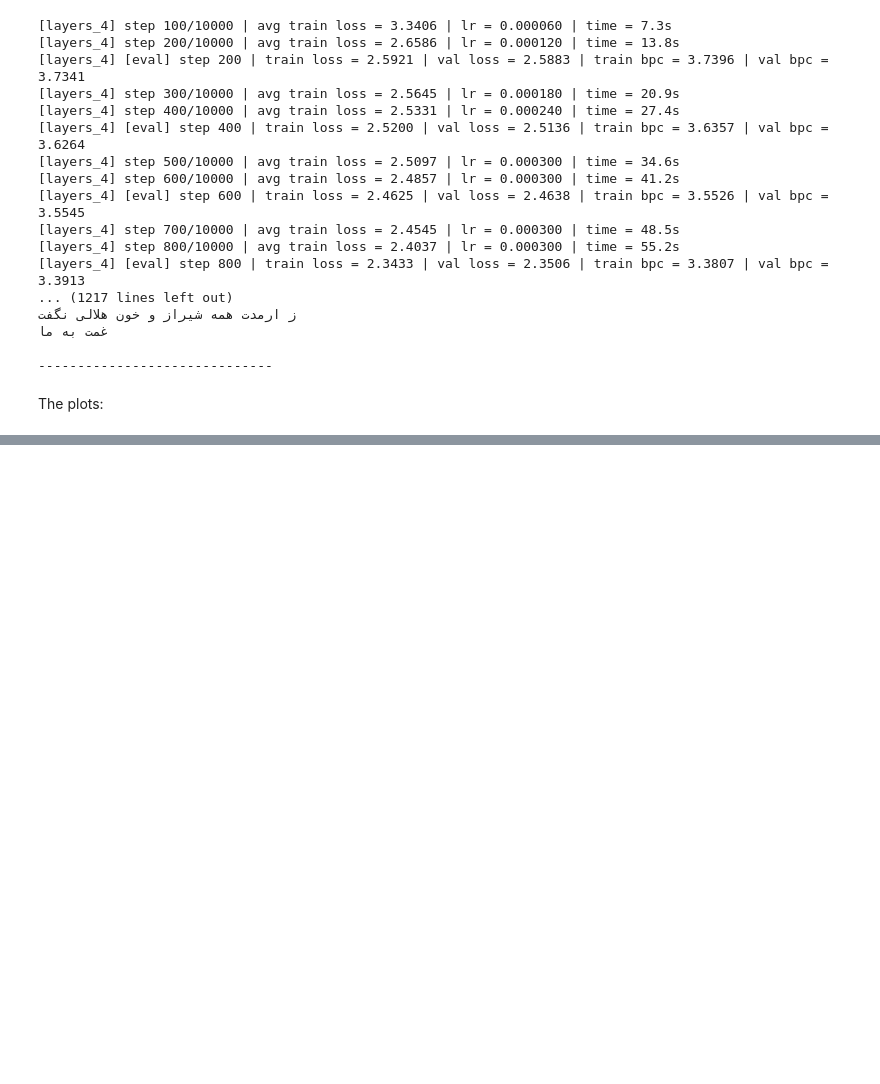
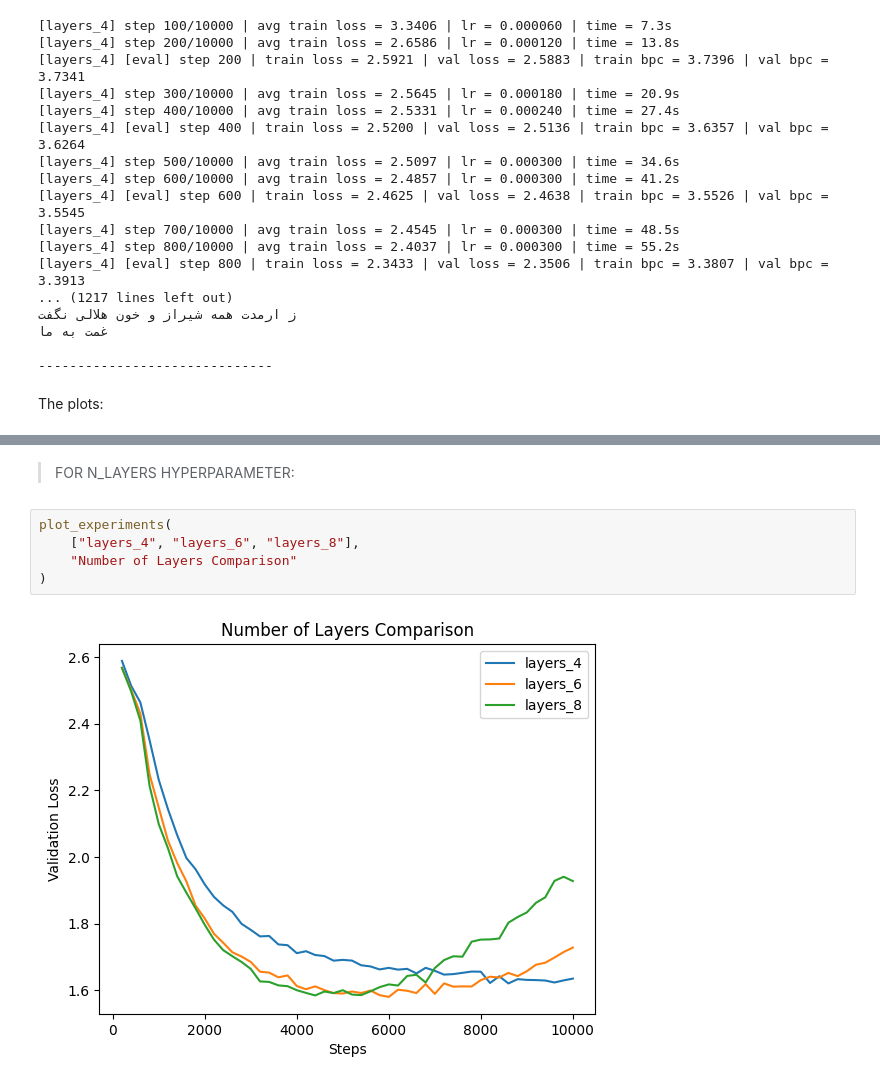
Before and after one commit to alakaramkesh/Character-Level-GPT, a Jupyter notebook: LLM_Poem_creation.ipynb, the cells around one changed output, grey strips where cells are left out. Drawn from its saved outputs; the diff is of its cells as text; blank space fills up the shorter version.

```diff
--- a/LLM_Poem_creation.ipynb
+++ b/LLM_Poem_creation.ipynb
@@ -685,0 +719,9 @@ The plots:
+# %% [markdown]
+> FOR N_LAYERS HYPERPARAMETER:
+# %%
+plot_experiments(
+    ["layers_4", "layers_6", "layers_8"],
+    "Number of Layers Comparison"
+)
+# %% [output]
+[figure, added]
```
Also changed, not shown: parts of 3 cells of this notebook.
